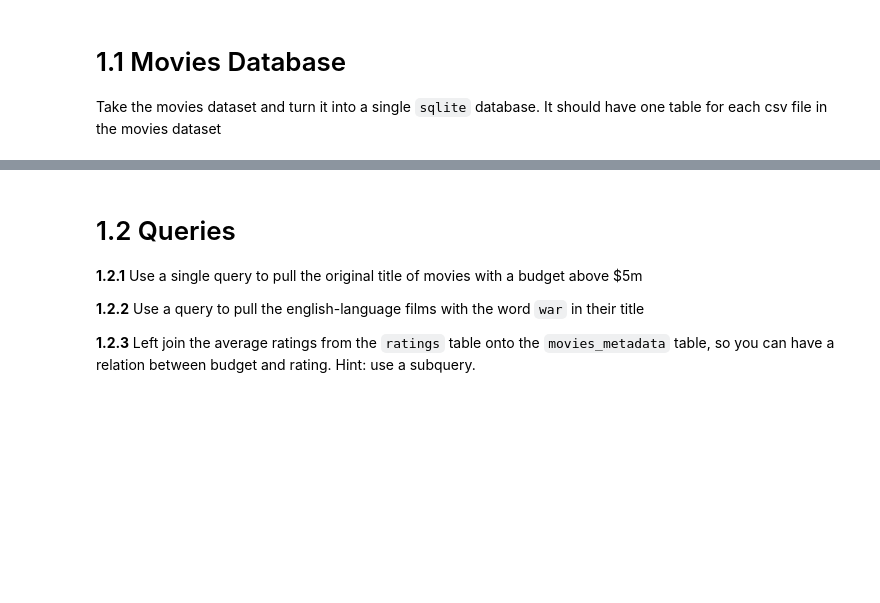
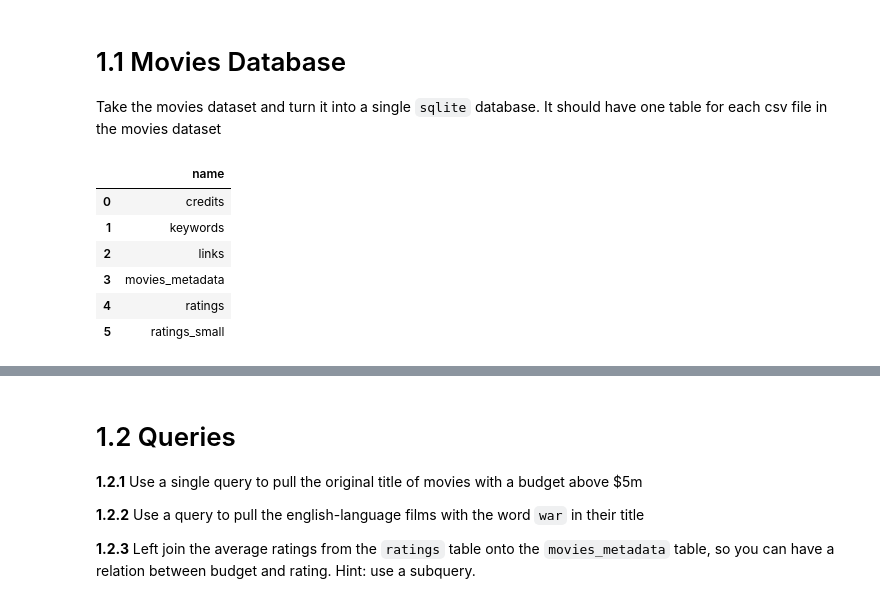
Before and after one commit to cb-ds-1/4-1-sql, a Jupyter notebook: workshop.ipynb, the cells around one changed output, grey strips where cells are left out. Cells and saved outputs as stored; diff of their text form; code cells hidden in the pictures; blank space fills up the shorter version.

```diff
--- a/workshop.ipynb
+++ b/workshop.ipynb
@@ -39,16 +41,24 @@ links = read_gdrive('1hWUSMo_GwkfmhehKqs8Rs6mWIauklkbP')
 # %%
 conn = sqlite3.connect('movies.sqlite')
 
 table_names = [
     'credits','keywords','links','movies_metadata',
     'ratings','ratings_small'
     ]
 
 for t in table_names:
-    df = pd.read_csv(f"{t}.csv")
+    df = pd.read_csv(f"../4-1-sql-main/data/moviestuff/{t}.csv")
     df.to_sql(t,con=conn,index=False)
 
 pd.read_sql("SELECT name FROM sqlite_master WHERE type='table'",con=conn)
+# %% [output]
+|  | name |
+| 0 | credits |
+| 1 | keywords |
+| 2 | links |
+| 3 | movies_metadata |
+| 4 | ratings |
+| 5 | ratings_small |
 # %%
 #metadata = pd.read_csv('data/moviestuff/movies_metadata.csv')
 #ratings_small = pd.read_csv('data/moviestuff/ratings_small.csv')
```
Also changed, not shown: parts of 2 cells of this notebook.
